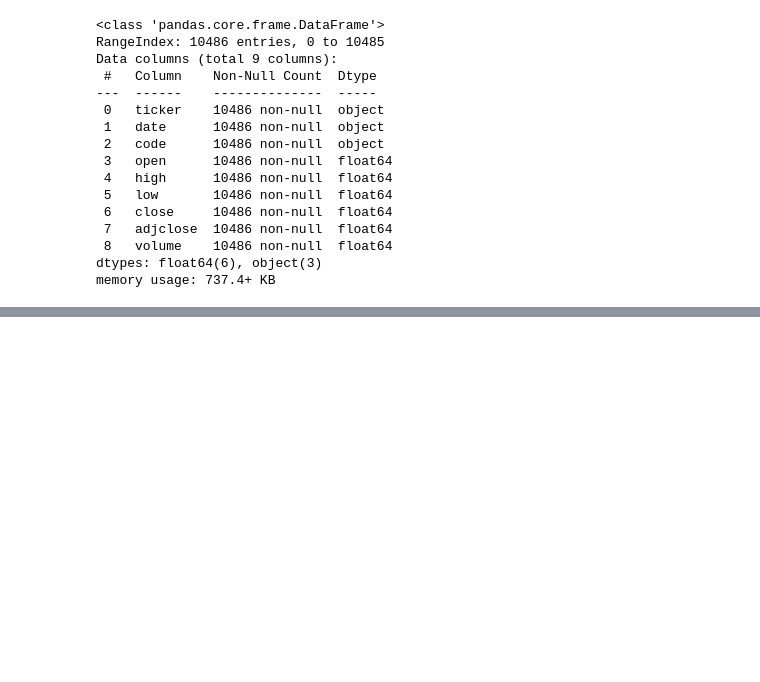
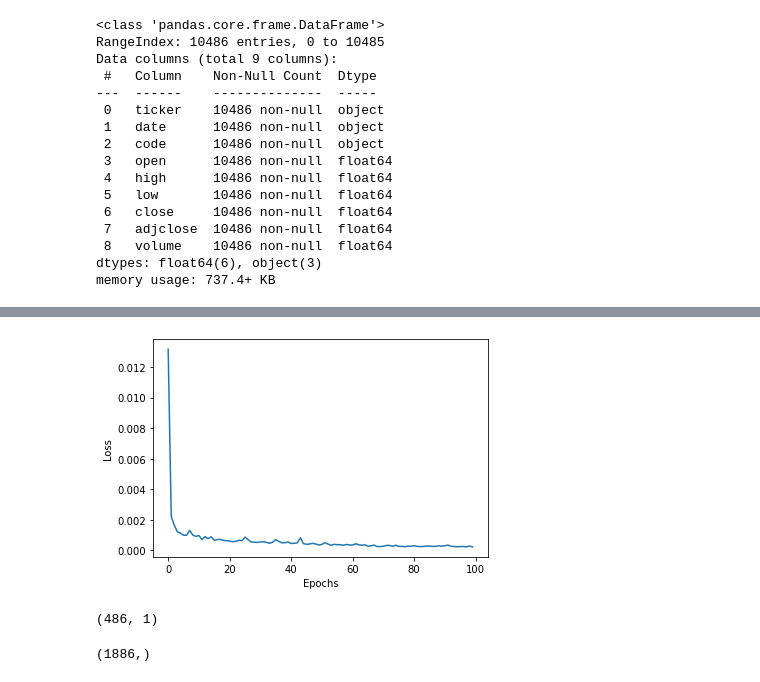
Before and after one commit to hothooper7/Stock_Market_Analysis, a Jupyter notebook: exploratory_codes/Stock_ML3.ipynb, the cells around one changed output, grey strips where cells are left out. Saved outputs shown, nothing was run; the diff lists cells and outputs as text; code cells hidden in the pictures; blank space fills up the shorter version.

```diff
--- a/exploratory_codes/Stock_ML3.ipynb
+++ b/exploratory_codes/Stock_ML3.ipynb
@@ -90,0 +141,9 @@ df_train = df[:8400]
+# %%
+X_train = []
+y_train = []
+
+for i in range(60, 1400):
+    X_train.append(training_set_scaled[i-60:i, 0])
+    y_train.append(training_set_scaled[i, 0])
+
+X_train, y_train = np.array(X_train), np.array(y_train)
@@ -90,0 +152,23 @@ df_train = df[:8400]
+# %%
+model = tf.keras.models.Sequential()
+
+model.add(tf.keras.layers.LSTM(units=50, return_sequences=True,
+                               input_shape=(X_train.shape[1], 1)))
+
+model.add(tf.keras.layers.Dropout(0.2))
+
+model.add(tf.keras.layers.LSTM(units=50, return_sequences=True))
+
+model.add(tf.keras.layers.Dropout(0.2))
+
+model.add(tf.keras.layers.LSTM(units=50, return_sequences=True))
+
+model.add(tf.keras.layers.Dropout(0.2))
+
+model.add(tf.keras.layers.LSTM(units=50))
+
+model.add(tf.keras.layers.Dropout(0.2))
+
+model.add(tf.keras.layers.Dense(units=1))
+
+model.summary()
@@ -90,0 +193,4 @@ df_train = df[:8400]
+# %%
+model.compile(optimizer='adam', loss='mean_squared_error')
+# %%
+modelo = model.fit(X_train, y_train, epochs=100, batch_size=32)
@@ -90,0 +215,7 @@ df_train = df[:8400]
+# %%
+plt.plot(modelo.history['loss'])
+plt.xlabel('Epochs')
+plt.ylabel('Loss')
+plt.show()
+# %% [output]
+[figure, added]
@@ -90,0 +224,4 @@ df_train = df[:8400]
+# %%
+real_stock_price.shape
+# %% [output]
+(486, 1)
@@ -90,0 +238,4 @@ df_train = df[:8400]
+# %%
+dataset_total.shape
+# %% [output]
+(1886,)
```
Also changed, not shown: parts of 26 cells of this notebook, 1 other file.
